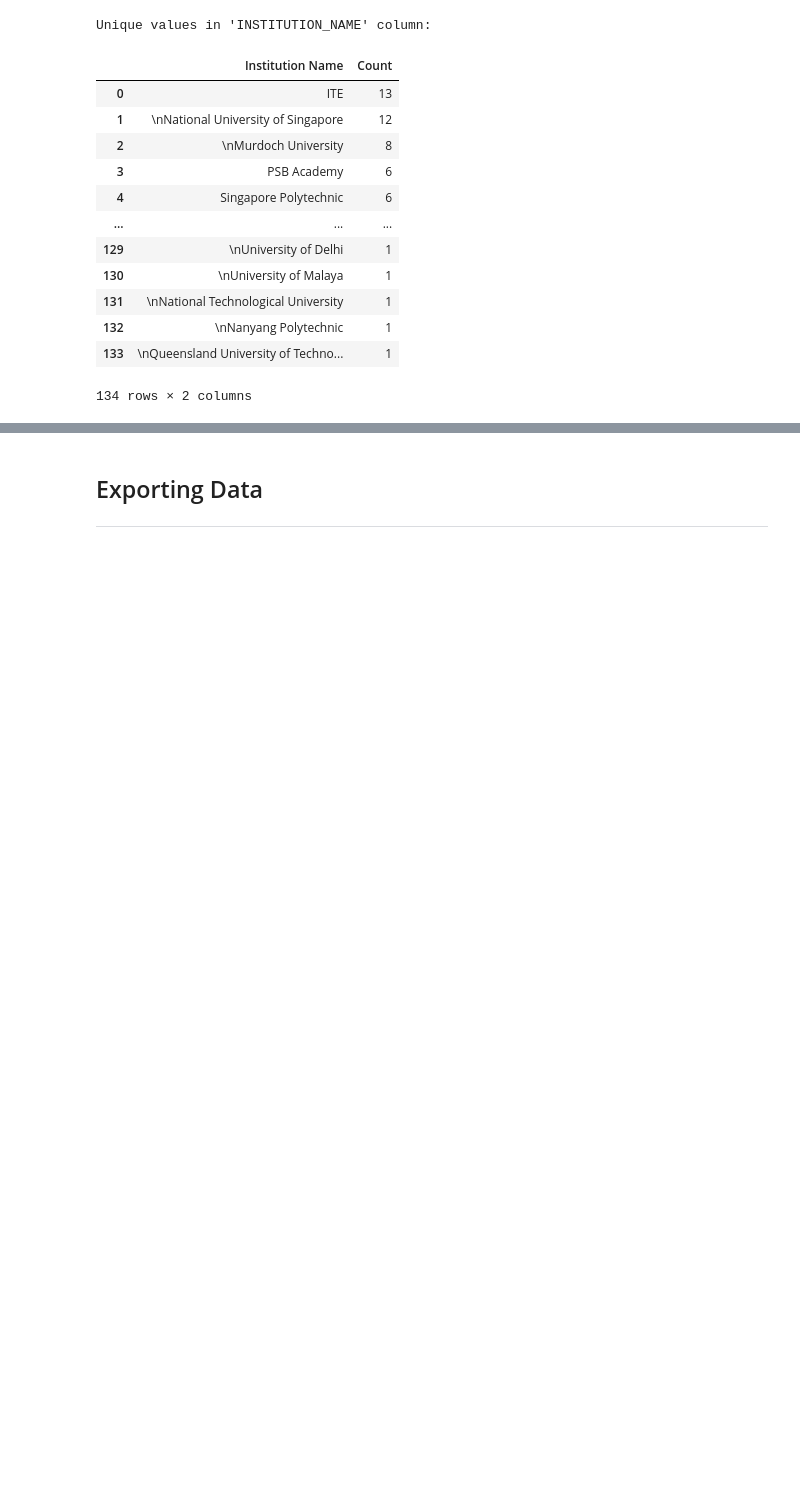
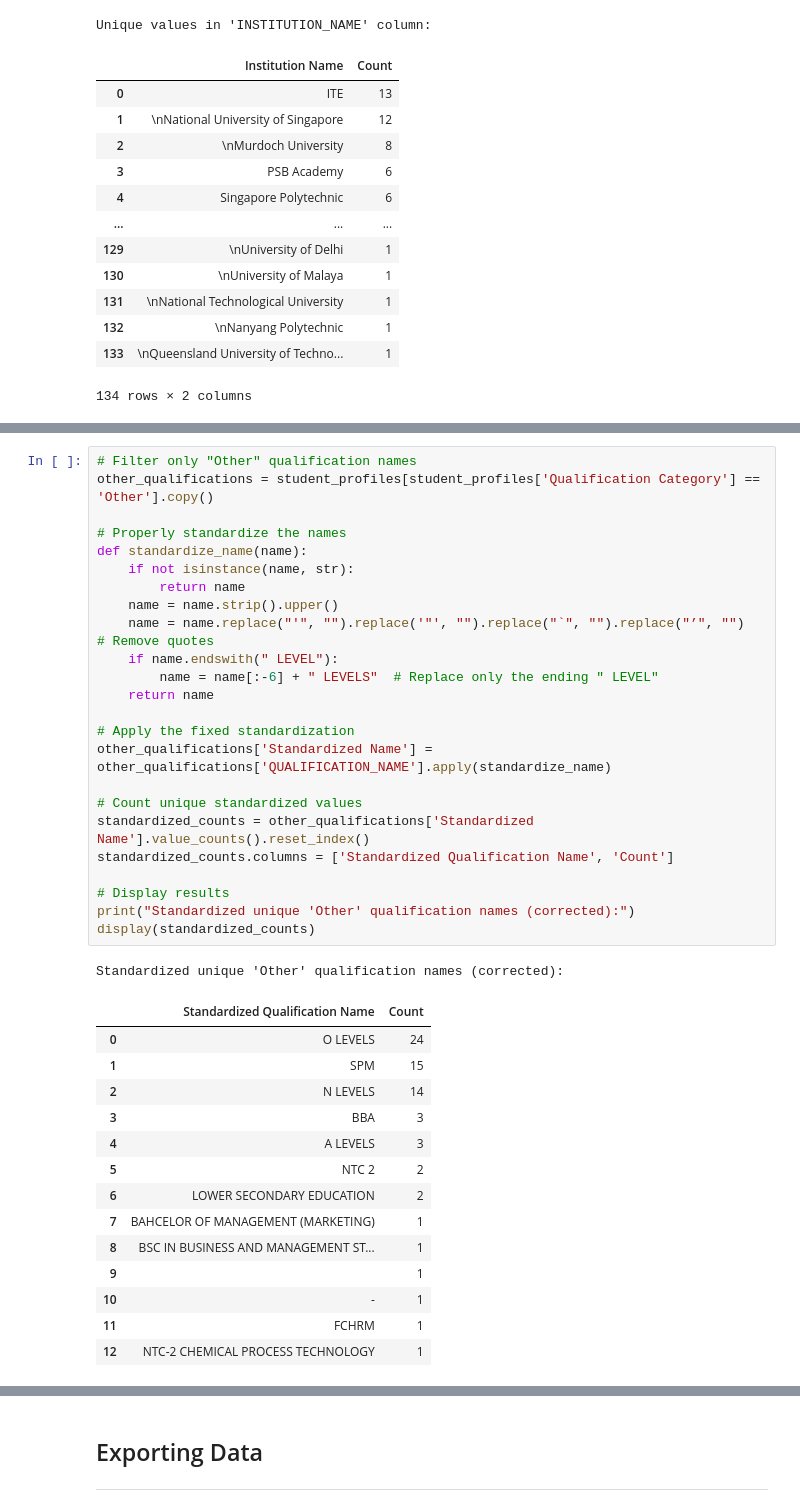
Before and after one commit to swamhtetg90/DAVI-CA2, a Jupyter notebook: data_cleaning.ipynb, the cells around one changed output, grey strips where cells are left out. Cells and saved outputs as stored; diff of their text form; blank space fills up the shorter version.

```diff
--- a/data_cleaning.ipynb
+++ b/data_cleaning.ipynb
@@ -481,0 +565,40 @@ Unique values in 'INSTITUTION_NAME' column:
+# %%
+# Filter only "Other" qualification names
+other_qualifications = student_profiles[student_profiles['Qualification Category'] == 'Other'].copy()
+
+# Properly standardize the names
+def standardize_name(name):
+    if not isinstance(name, str):
+        return name
+    name = name.strip().upper()
+    name = name.replace("'", "").replace('"', "").replace("`", "").replace("’", "")  # Remove quotes
+    if name.endswith(" LEVEL"):
+        name = name[:-6] + " LEVELS"  # Replace only the ending " LEVEL"
+    return name
+
+# Apply the fixed standardization
+other_qualifications['Standardized Name'] = other_qualifications['QUALIFICATION_NAME'].apply(standardize_name)
+
+# Count unique standardized values
+standardized_counts = other_qualifications['Standardized Name'].value_counts().reset_index()
+standardized_counts.columns = ['Standardized Qualification Name', 'Count']
+
+# Display results
+print("Standardized unique 'Other' qualification names (corrected):")
+display(standardized_counts)
+# %% [output]
+Standardized unique 'Other' qualification names (corrected):
+|  | Standardized Qualification Name | Count |
+| 0 | O LEVELS | 24 |
+| 1 | SPM | 15 |
+| 2 | N LEVELS | 14 |
+| 3 | BBA | 3 |
+| 4 | A LEVELS | 3 |
+| 5 | NTC 2 | 2 |
+| 6 | LOWER SECONDARY EDUCATION | 2 |
+| 7 | BAHCELOR OF MANAGEMENT (MARKETING) | 1 |
+| 8 | BSC IN BUSINESS AND MANAGEMENT ST... | 1 |
+| 9 |  | 1 |
+| 10 | - | 1 |
+| 11 | FCHRM | 1 |
+| 12 | NTC-2 CHEMICAL PROCESS TECHNOLOGY | 1 |
```
Also changed, not shown: parts of 16 cells of this notebook.
